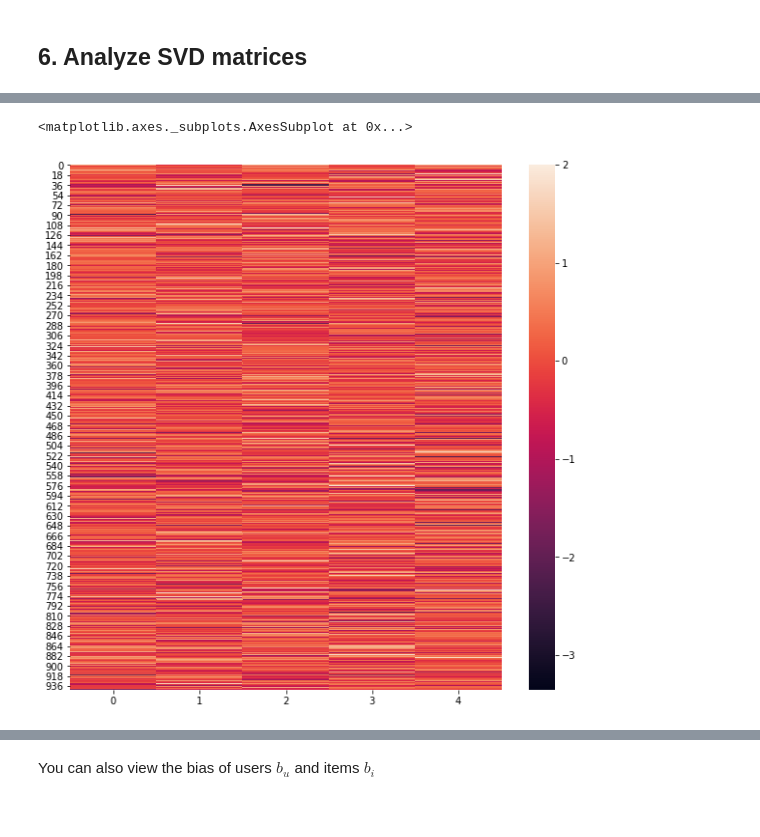
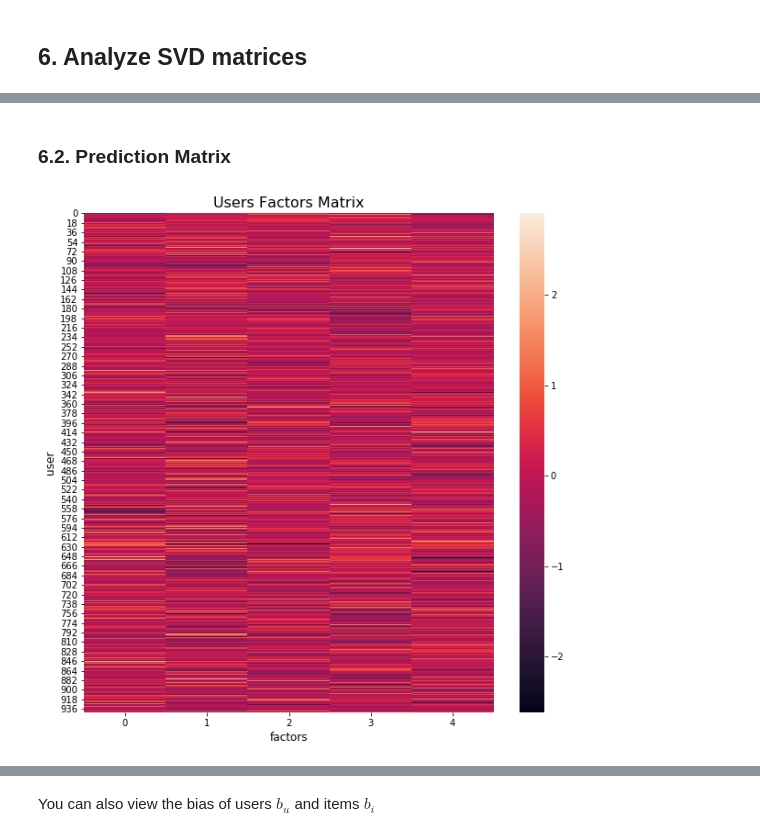
Before and after one commit to ansegura7/RS_Surprise, a Jupyter notebook: code/RS_SVD.ipynb, the cells around one changed output, grey strips where cells are left out. Cells and saved outputs as stored; diff of their text form; code cells hidden in the pictures.

Commit message:
RS SVD
The sections were reordered. Titles and axes labels were added to the matrix graphs.

```diff
--- a/code/RS_SVD.ipynb
+++ b/code/RS_SVD.ipynb
@@ -217,11 +232,16 @@ user: 196        item: 302        r_ui = 4.00   est = 3.54   {'was_impossible':
+# %% [markdown]
+### 6.2. Prediction Matrix
 # %%
-# Users factors matrix
+# Users factors matrix with 5 factors
 pu = algo.pu
 
 # Plot users factors
 fig, ax = plt.subplots(figsize=(10, 10))
 sns.heatmap(pu, ax=ax)
+ax.set_title("Users Factors Matrix", fontsize = 16)
+ax.set_xlabel('factors', fontsize = 12)
+ax.set_ylabel('user', fontsize = 12)
+plt.show()
 # %% [output]
-<matplotlib.axes._subplots.AxesSubplot at 0x...>
-[figure, old version]
+[figure, new version]
 # %%
```
Also changed, not shown: parts of 23 cells of this notebook, 1 other file.
